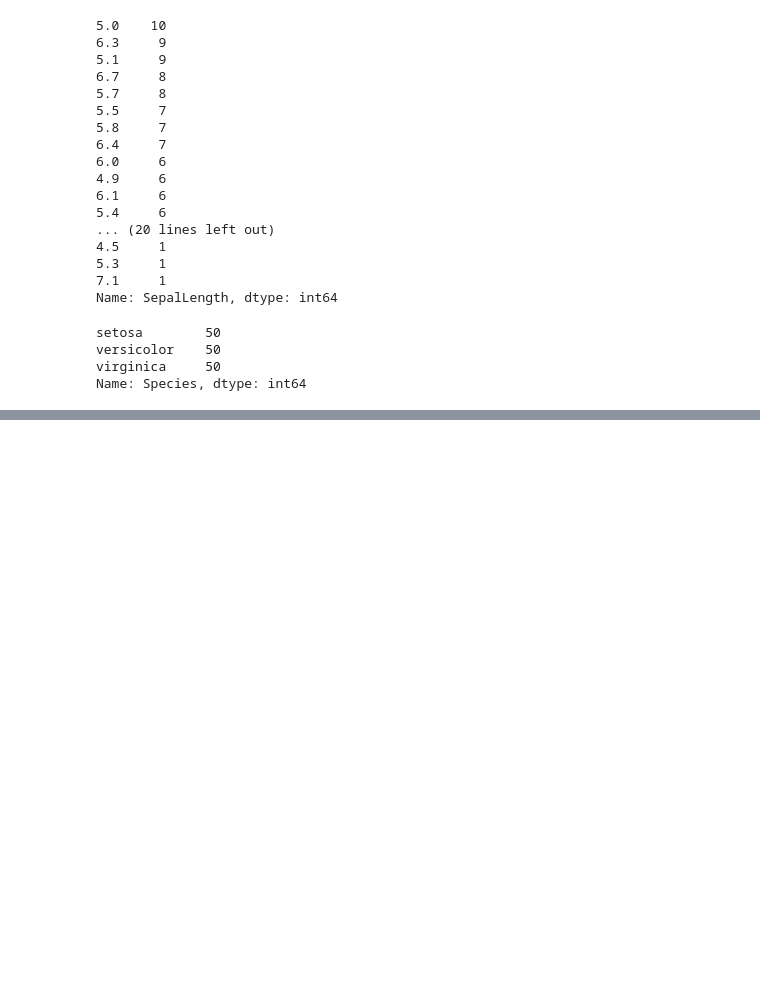
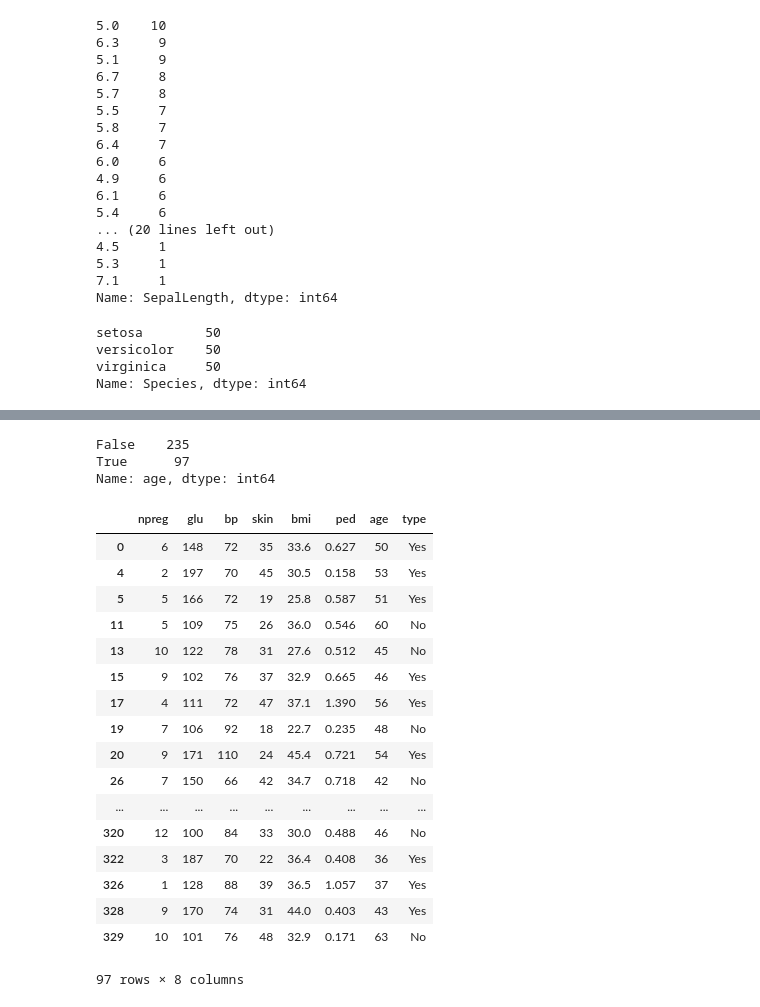
Before and after one commit to silverstone1903/Pandas-Giris, a Jupyter notebook: Pandas.ipynb, the cells around one changed output, grey strips where cells are left out. Cells and saved outputs as stored; diff of their text form; code cells hidden in the pictures; blank space fills up the shorter version.

```diff
--- a/Pandas.ipynb
+++ b/Pandas.ipynb
@@ -793,0 +1222,29 @@ pd.pivot(index=iris.index, columns=iris.Species, values=iris.SepalLength).fillna
+# %%
+logic = diabet["age"].apply(lambda x: x > 35)
+# %%
+logic.value_counts()
+# %% [output]
+False    235
+True      97
+Name: age, dtype: int64
+# %%
+diabet[logic]
+# %% [output]
+|  | npreg | glu | bp | skin | bmi | ped | age | type |
+| 0 | 6 | 148 | 72 | 35 | 33.6 | 0.627 | 50 | Yes |
+| 4 | 2 | 197 | 70 | 45 | 30.5 | 0.158 | 53 | Yes |
+| 5 | 5 | 166 | 72 | 19 | 25.8 | 0.587 | 51 | Yes |
+| 11 | 5 | 109 | 75 | 26 | 36.0 | 0.546 | 60 | No |
+| 13 | 10 | 122 | 78 | 31 | 27.6 | 0.512 | 45 | No |
+| 15 | 9 | 102 | 76 | 37 | 32.9 | 0.665 | 46 | Yes |
+| 17 | 4 | 111 | 72 | 47 | 37.1 | 1.390 | 56 | Yes |
+| 19 | 7 | 106 | 92 | 18 | 22.7 | 0.235 | 48 | No |
+| 20 | 9 | 171 | 110 | 24 | 45.4 | 0.721 | 54 | Yes |
+| 26 | 7 | 150 | 66 | 42 | 34.7 | 0.718 | 42 | No |
+| ... | ... | ... | ... | ... | ... | ... | ... | ... |
+| 320 | 12 | 100 | 84 | 33 | 30.0 | 0.488 | 46 | No |
+| 322 | 3 | 187 | 70 | 22 | 36.4 | 0.408 | 36 | Yes |
+| 326 | 1 | 128 | 88 | 39 | 36.5 | 1.057 | 37 | Yes |
+| 328 | 9 | 170 | 74 | 31 | 44.0 | 0.403 | 43 | Yes |
+| 329 | 10 | 101 | 76 | 48 | 32.9 | 0.171 | 63 | No |
+97 rows × 8 columns
```
Also changed, not shown: parts of 45 cells of this notebook.
